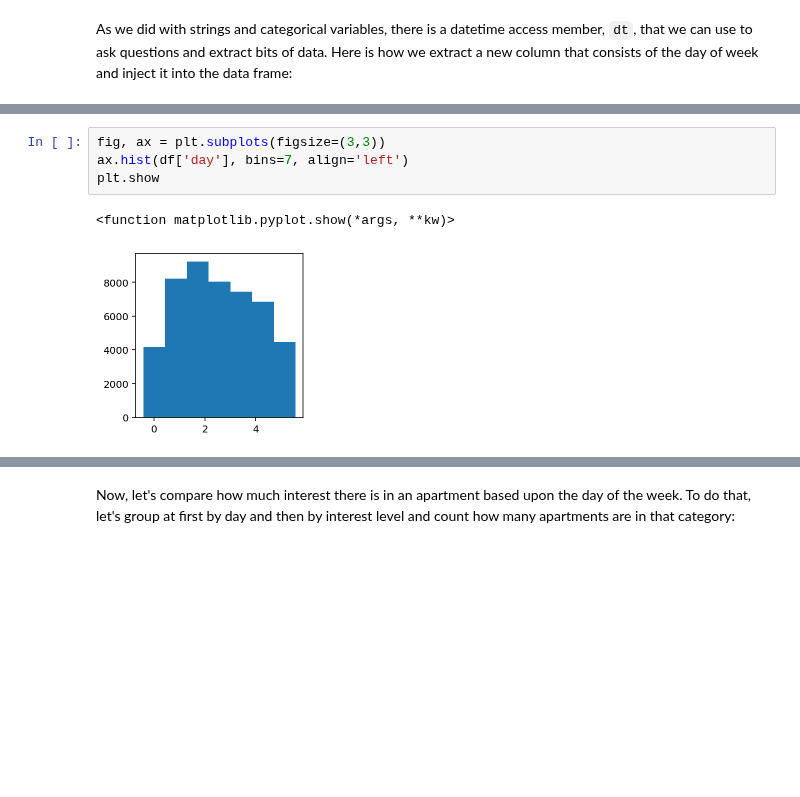
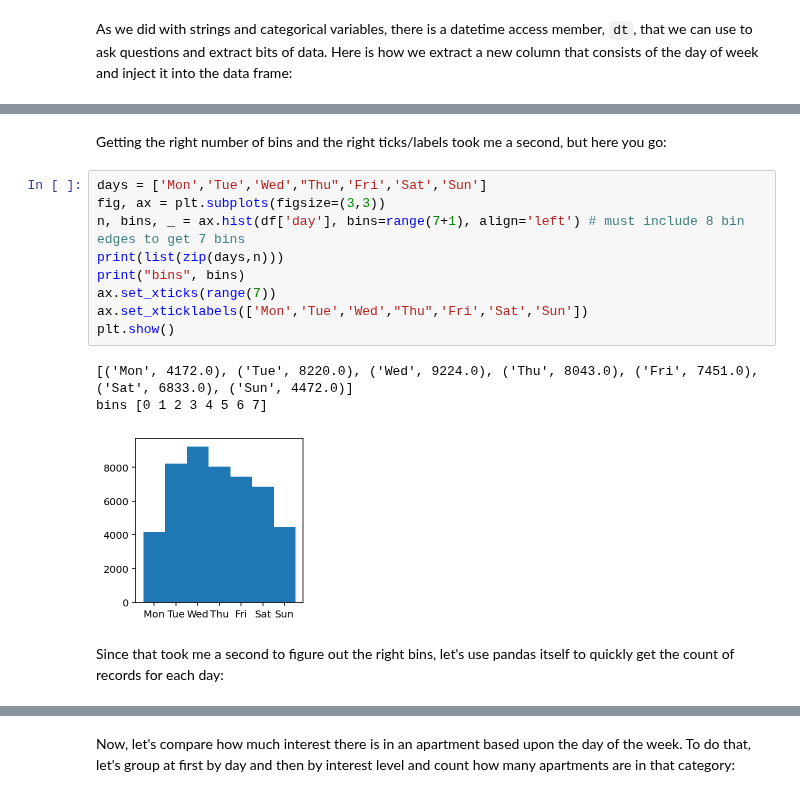
Before and after one commit to parrt/msds593, a Jupyter notebook: notebooks/nyrent2.ipynb, the cells around one changed output, grey strips where cells are left out. Drawn from its saved outputs; the diff is of its cells as text; blank space fills up the shorter version.

```diff
--- a/notebooks/nyrent2.ipynb
+++ b/notebooks/nyrent2.ipynb
@@ -237,7 +250,17 @@ Name: day, Length: 48417, dtype: int64
-# %%
-fig, ax = plt.subplots(figsize=(3,3))
-ax.hist(df['day'], bins=7, align='left')
-plt.show
-# %% [output]
-<function matplotlib.pyplot.show(*args, **kw)>
-[figure, removed]
+# %% [markdown]
+Getting the right number of bins and the right ticks/labels took me a second, but here you go:
+# %%
+days = ['Mon','Tue','Wed',"Thu",'Fri','Sat','Sun']
+fig, ax = plt.subplots(figsize=(3,3))
+n, bins, _ = ax.hist(df['day'], bins=range(7+1), align='left') # must include 8 bin edges to get 7 bins
+print(list(zip(days,n)))
+print("bins", bins)
+ax.set_xticks(range(7))
+ax.set_xticklabels(['Mon','Tue','Wed',"Thu",'Fri','Sat','Sun'])
+plt.show()
+# %% [output]
+[('Mon', 4172.0), ('Tue', 8220.0), ('Wed', 9224.0), ('Thu', 8043.0), ('Fri', 7451.0), ('Sat', 6833.0), ('Sun', 4472.0)]
+bins [0 1 2 3 4 5 6 7]
+[figure, added]
+# %% [markdown]
+Since that took me a second to figure out the right bins, let's use pandas itself to quickly get the count of records for each day:
```
Also changed, not shown: parts of 53 cells of this notebook, 2 other files.
